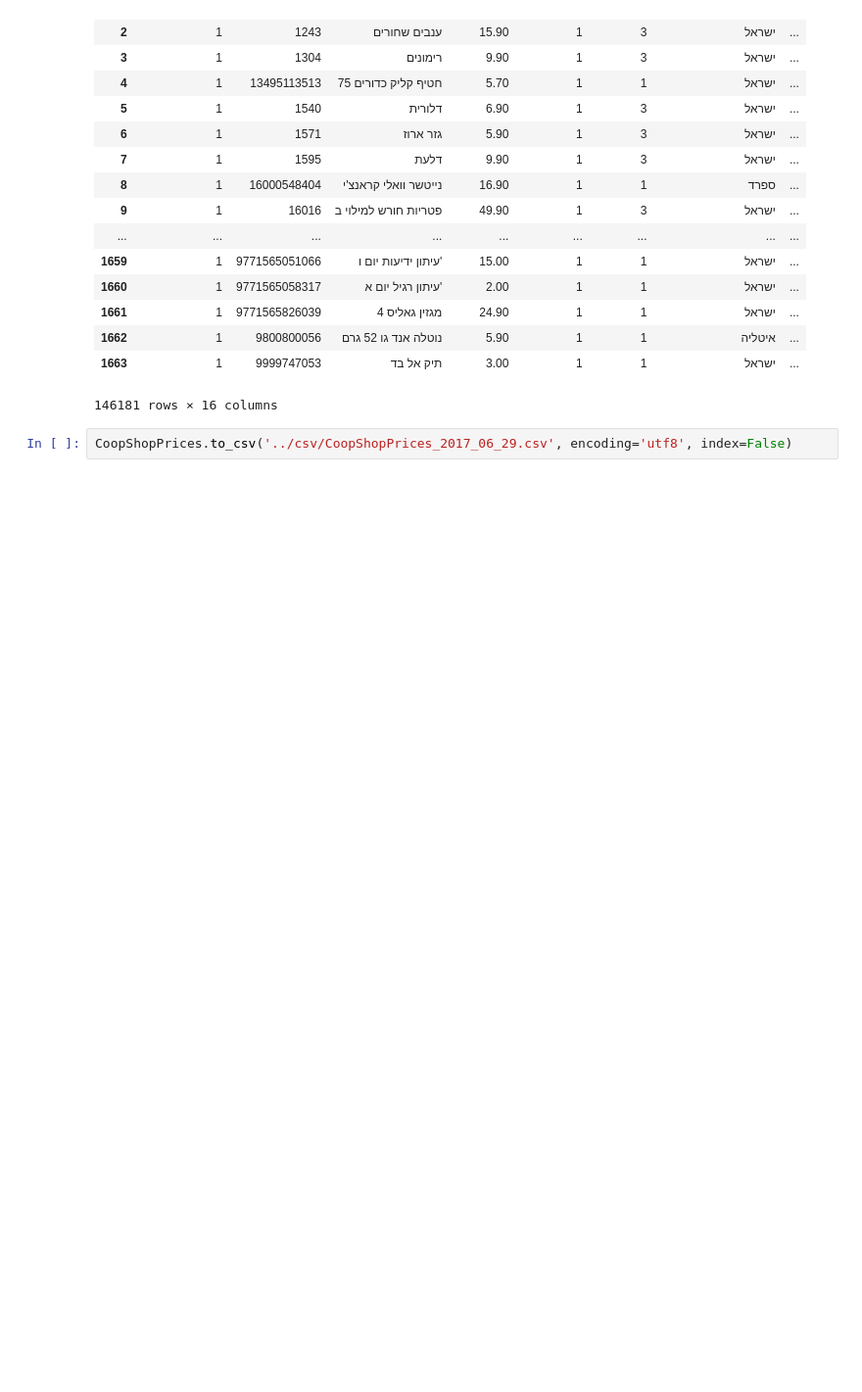
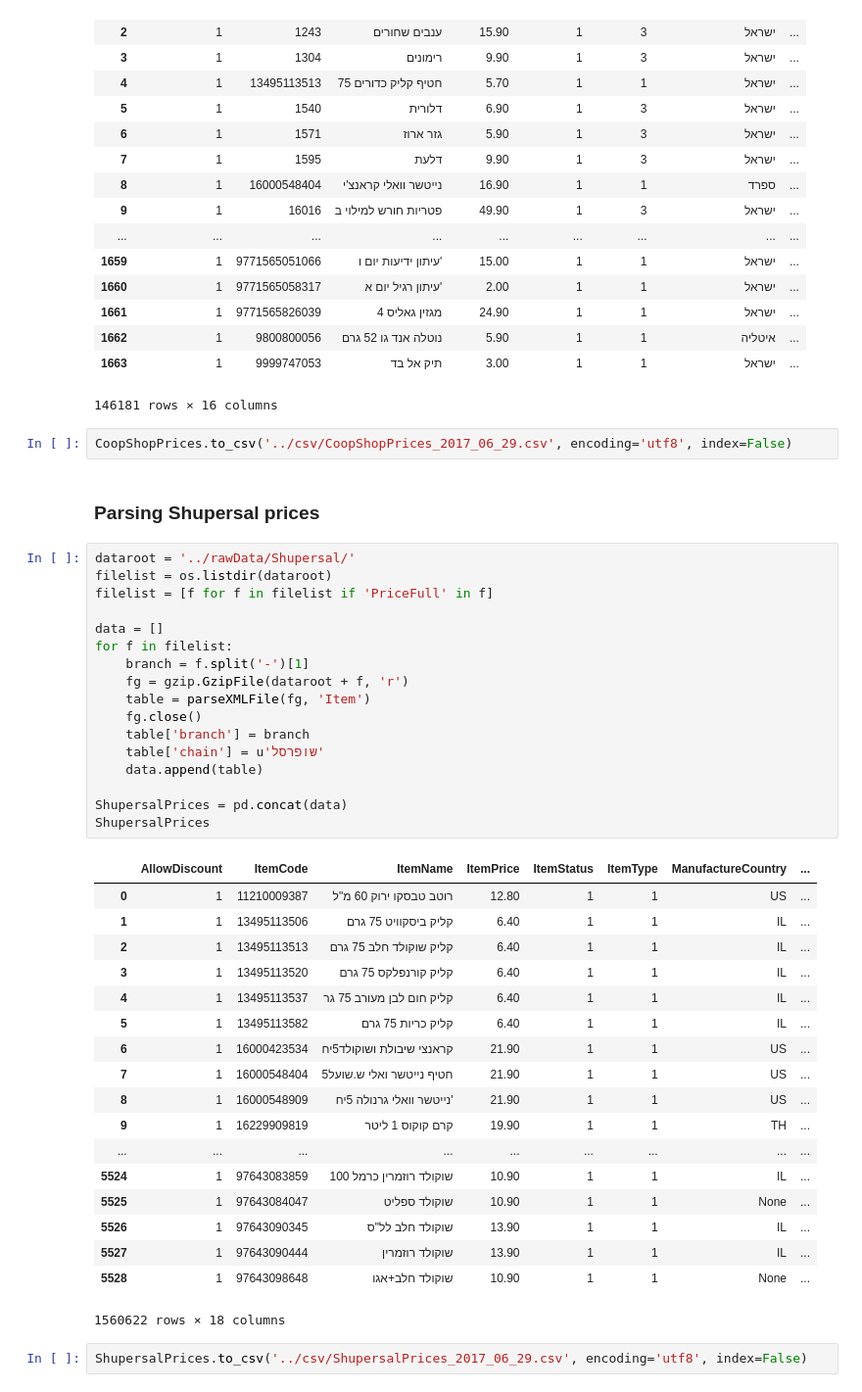
Before and after one commit to hammeryosi/Israel-store-prices, a Jupyter notebook: jupyter/parseXMLs.ipynb, the cells around one changed output. Shown at 98% size. Cells and saved outputs as stored; diff of their text form; blank space fills up the shorter version.

Commit message:
added Shupersal

```diff
--- a/jupyter/parseXMLs.ipynb
+++ b/jupyter/parseXMLs.ipynb
@@ -125,3 +125,43 @@ CoopShopPrices
 146181 rows × 16 columns
 # %%
 CoopShopPrices.to_csv('../csv/CoopShopPrices_2017_06_29.csv', encoding='utf8', index=False)
+# %% [markdown]
+### Parsing Shupersal prices
+# %%
+dataroot = '../rawData/Shupersal/'
+filelist = os.listdir(dataroot)
+filelist = [f for f in filelist if 'PriceFull' in f]
+
+data = []
+for f in filelist:
+    branch = f.split('-')[1]
+    fg = gzip.GzipFile(dataroot + f, 'r')
+    table = parseXMLFile(fg, 'Item')
+    fg.close()
+    table['branch'] = branch
+    table['chain'] = u'שופרסל'
+    data.append(table)
+
+ShupersalPrices = pd.concat(data)
+ShupersalPrices
+# %% [output]
+|  | AllowDiscount | ItemCode | ItemName | ItemPrice | ItemStatus | ItemType | ManufactureCountry | ... |
+| 0 | 1 | 11210009387 | רוטב טבסקו ירוק 60 מ"ל | 12.80 | 1 | 1 | US | ... |
+| 1 | 1 | 13495113506 | קליק ביסקוויט 75 גרם | 6.40 | 1 | 1 | IL | ... |
+| 2 | 1 | 13495113513 | קליק שוקולד חלב 75 גרם | 6.40 | 1 | 1 | IL | ... |
+| 3 | 1 | 13495113520 | קליק קורנפלקס 75 גרם | 6.40 | 1 | 1 | IL | ... |
+| 4 | 1 | 13495113537 | קליק חום לבן מעורב 75 גר | 6.40 | 1 | 1 | IL | ... |
+| 5 | 1 | 13495113582 | קליק כריות 75 גרם | 6.40 | 1 | 1 | IL | ... |
+| 6 | 1 | 16000423534 | קראנצי שיבולת ושוקולד5יח | 21.90 | 1 | 1 | US | ... |
+| 7 | 1 | 16000548404 | חטיף נייטשר ואלי ש.שועל5 | 21.90 | 1 | 1 | US | ... |
+| 8 | 1 | 16000548909 | נייטשר וואלי גרנולה 5יח' | 21.90 | 1 | 1 | US | ... |
+| 9 | 1 | 16229909819 | קרם קוקוס 1 ליטר | 19.90 | 1 | 1 | TH | ... |
+| ... | ... | ... | ... | ... | ... | ... | ... | ... |
+| 5524 | 1 | 97643083859 | שוקולד רוזמרין כרמל 100 | 10.90 | 1 | 1 | IL | ... |
+| 5525 | 1 | 97643084047 | שוקולד ספליט | 10.90 | 1 | 1 | None | ... |
+| 5526 | 1 | 97643090345 | שוקולד חלב לל"ס | 13.90 | 1 | 1 | IL | ... |
+| 5527 | 1 | 97643090444 | שוקולד רוזמרין | 13.90 | 1 | 1 | IL | ... |
+| 5528 | 1 | 97643098648 | שוקולד חלב+אגו | 10.90 | 1 | 1 | None | ... |
+1560622 rows × 18 columns
+# %%
+ShupersalPrices.to_csv('../csv/ShupersalPrices_2017_06_29.csv', encoding='utf8', index=False)
```
Also changed, not shown: 1 other file.
